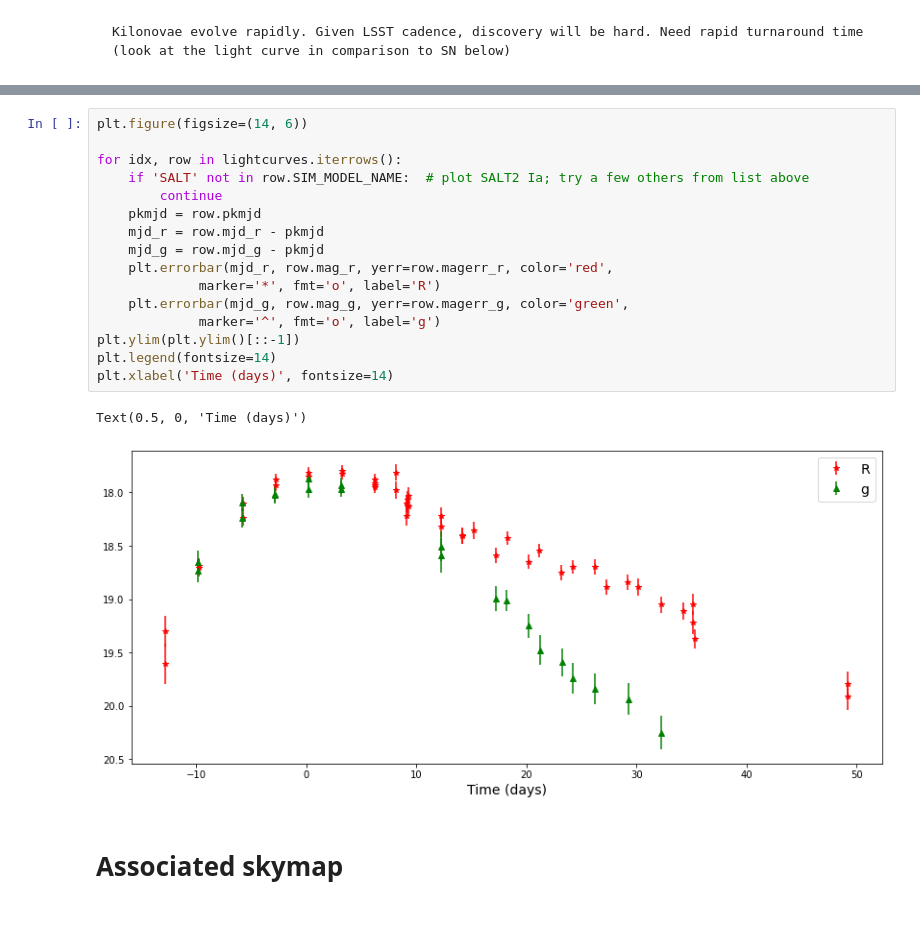
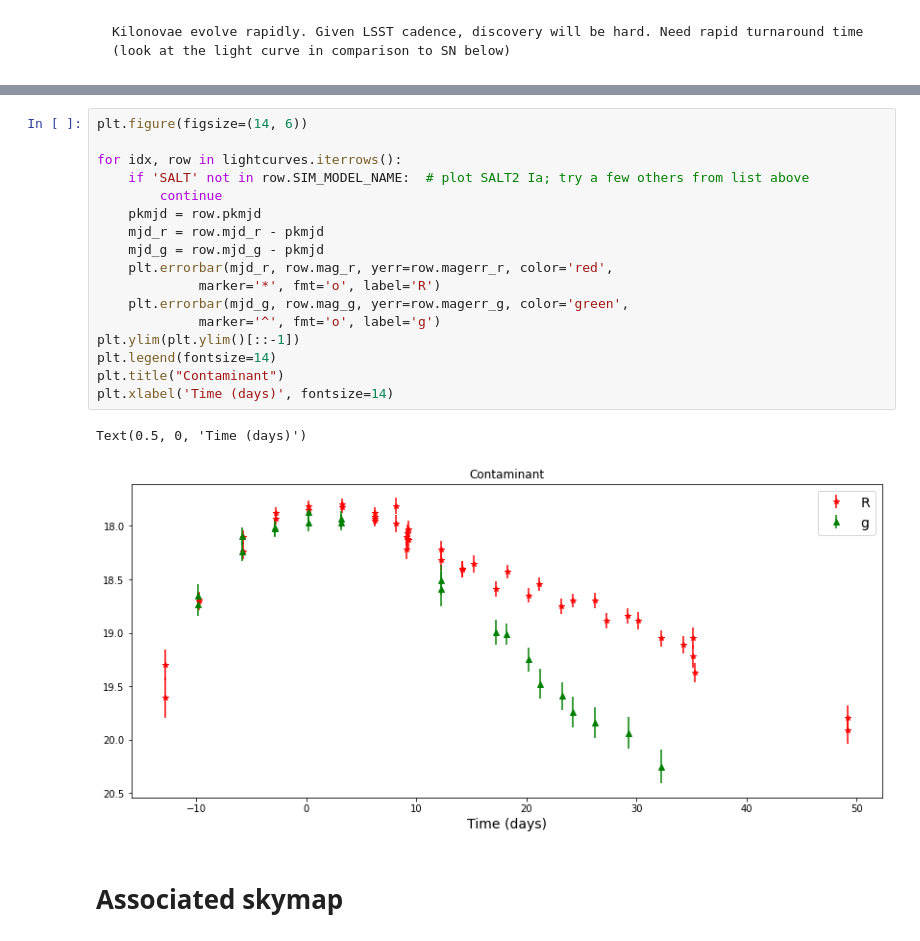
Before and after one commit to broker-workshop/tutorials, a Jupyter notebook: ANTARES/lsst-broker-workshop-mma-demo.ipynb, the cells around one changed output, grey strips where cells are left out. Drawn from its saved outputs; the diff is of its cells as text.

```diff
--- a/ANTARES/lsst-broker-workshop-mma-demo.ipynb
+++ b/ANTARES/lsst-broker-workshop-mma-demo.ipynb
@@ -88,22 +89,23 @@ Text(0.5, 0, 'Time (days)')
 # %%
 plt.figure(figsize=(14, 6))
 
 for idx, row in lightcurves.iterrows():
     if 'SALT' not in row.SIM_MODEL_NAME:  # plot SALT2 Ia; try a few others from list above
         continue
     pkmjd = row.pkmjd
     mjd_r = row.mjd_r - pkmjd
     mjd_g = row.mjd_g - pkmjd
     plt.errorbar(mjd_r, row.mag_r, yerr=row.magerr_r, color='red',
              marker='*', fmt='o', label='R')
     plt.errorbar(mjd_g, row.mag_g, yerr=row.magerr_g, color='green',
              marker='^', fmt='o', label='g')
 plt.ylim(plt.ylim()[::-1])
 plt.legend(fontsize=14)
+plt.title("Contaminant")
 plt.xlabel('Time (days)', fontsize=14)
 # %% [output]
 Text(0.5, 0, 'Time (days)')
-[figure, old version]
+[figure, new version]
 # %% [markdown]
 # Associated skymap
 # %%
```
Also changed, not shown: parts of 8 cells of this notebook.
